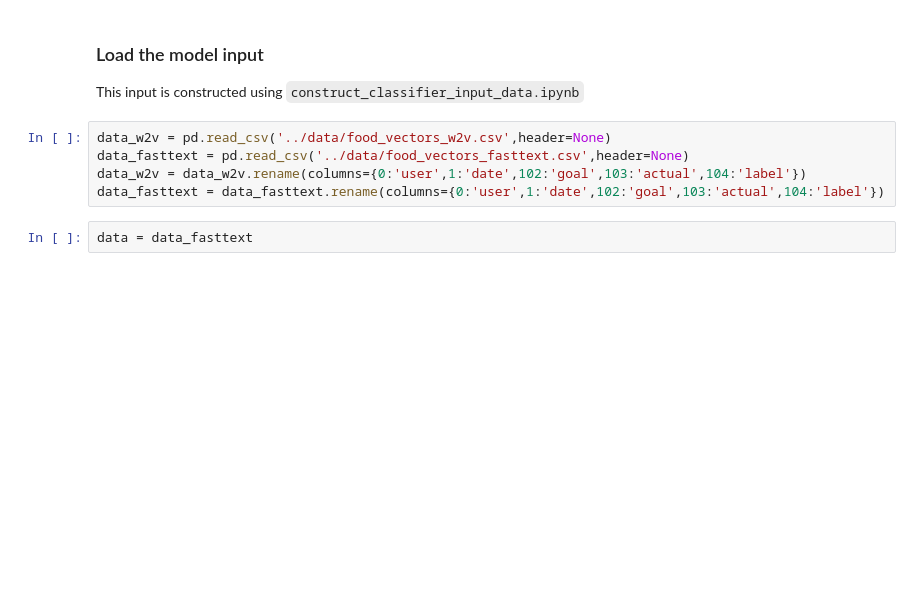
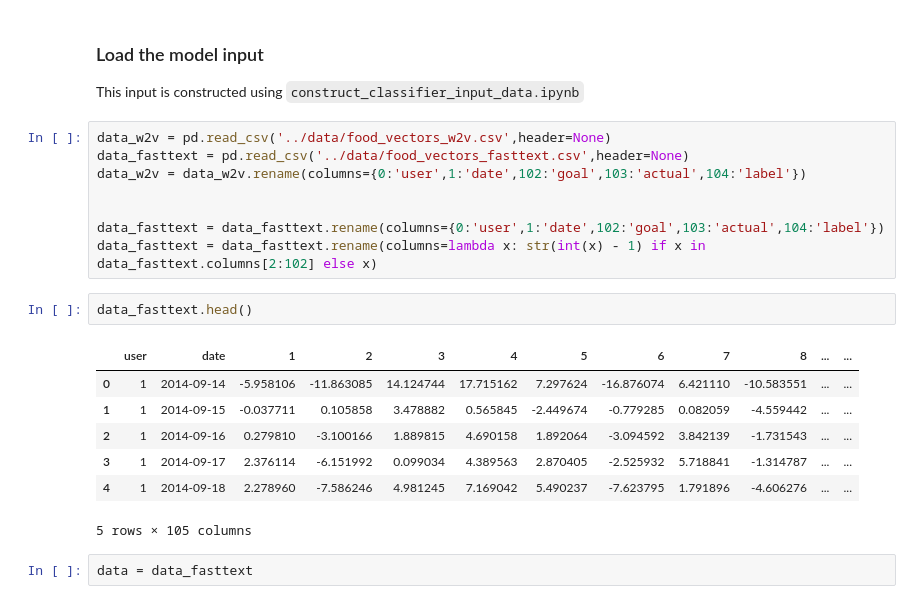
Before and after one commit to g-simmons/mfp, a Jupyter notebook: src/classify.ipynb, the cells around one changed output. Drawn from its saved outputs; the diff is of its cells as text; blank space fills up the shorter version.

```diff
--- a/src/classify.ipynb
+++ b/src/classify.ipynb
@@ -114,7 +114,20 @@ This input is constructed using `construct_classifier_input_data.ipynb`
 data_w2v = pd.read_csv('../data/food_vectors_w2v.csv',header=None)
 data_fasttext = pd.read_csv('../data/food_vectors_fasttext.csv',header=None)
 data_w2v = data_w2v.rename(columns={0:'user',1:'date',102:'goal',103:'actual',104:'label'})
+
+
 data_fasttext = data_fasttext.rename(columns={0:'user',1:'date',102:'goal',103:'actual',104:'label'})
+data_fasttext = data_fasttext.rename(columns=lambda x: str(int(x) - 1) if x in data_fasttext.columns[2:102] else x)
+# %%
+data_fasttext.head()
+# %% [output]
+|  | user | date | 1 | 2 | 3 | 4 | 5 | 6 | 7 | 8 | ... | ... |
+| 0 | 1 | 2014-09-14 | -5.958106 | -11.863085 | 14.124744 | 17.715162 | 7.297624 | -16.876074 | 6.421110 | -10.583551 | ... | ... |
+| 1 | 1 | 2014-09-15 | -0.037711 | 0.105858 | 3.478882 | 0.565845 | -2.449674 | -0.779285 | 0.082059 | -4.559442 | ... | ... |
+| 2 | 1 | 2014-09-16 | 0.279810 | -3.100166 | 1.889815 | 4.690158 | 1.892064 | -3.094592 | 3.842139 | -1.731543 | ... | ... |
+| 3 | 1 | 2014-09-17 | 2.376114 | -6.151992 | 0.099034 | 4.389563 | 2.870405 | -2.525932 | 5.718841 | -1.314787 | ... | ... |
+| 4 | 1 | 2014-09-18 | 2.278960 | -7.586246 | 4.981245 | 7.169042 | 5.490237 | -7.623795 | 1.791896 | -4.606276 | ... | ... |
+5 rows × 105 columns
 # %%
 data = data_fasttext
 # %% [markdown]
```
Also changed, not shown: parts of 11 cells of this notebook, 4 other files.
